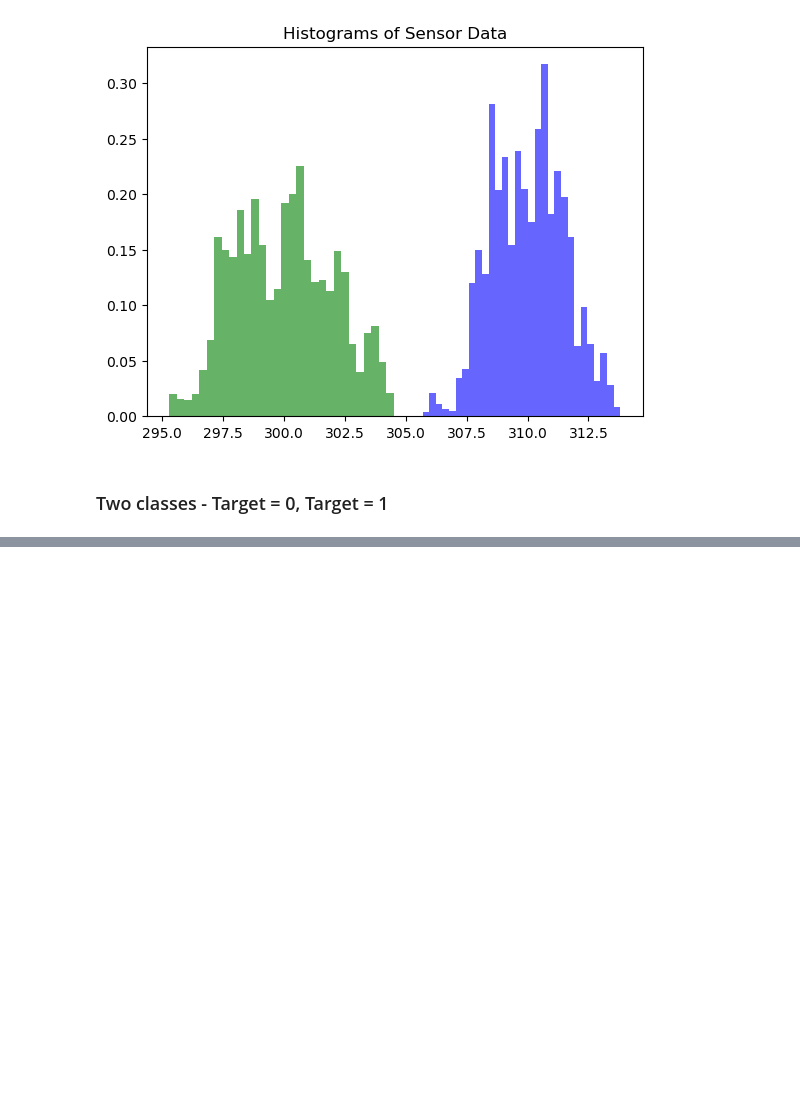
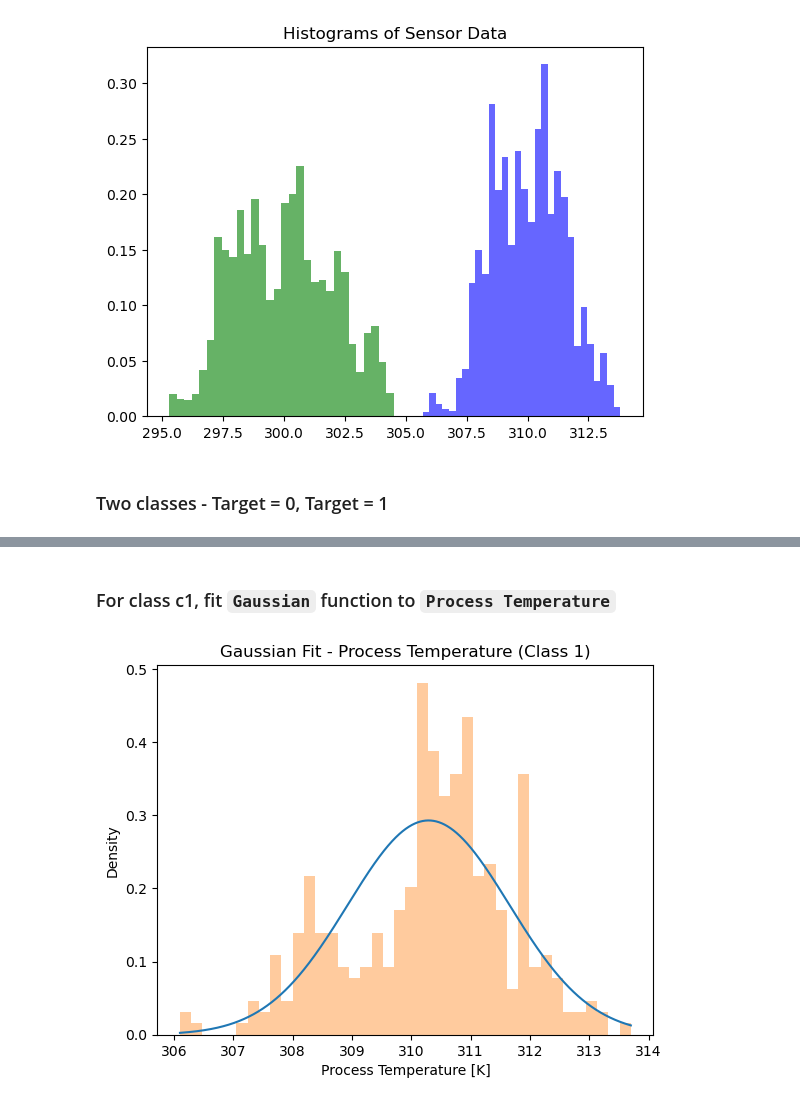
Before and after one commit to sriharip490/AIML-Workbooks, a Jupyter notebook: probability/probability-workbook1.ipynb, the cells around one changed output, grey strips where cells are left out. Saved outputs shown, nothing was run; the diff lists cells and outputs as text; code cells hidden in the pictures; blank space fills up the shorter version.

```diff
--- a/probability/probability-workbook1.ipynb
+++ b/probability/probability-workbook1.ipynb
@@ -64,0 +121,7 @@ c0_rotspeed = c0['Rotational speed [rpm]']
+# %% [markdown]
+### For class c1, fit `Gaussian` function to `Process Temperature`
+# %%
+plot_histograms(c1_proctemp, 'Gaussian Fit - Process Temperature (Class 1)',
+                'Process Temperature [K]', 'Density', color='tab:orange')
+# %% [output]
+[figure, added]
```
Also changed, not shown: parts of 19 cells of this notebook.
